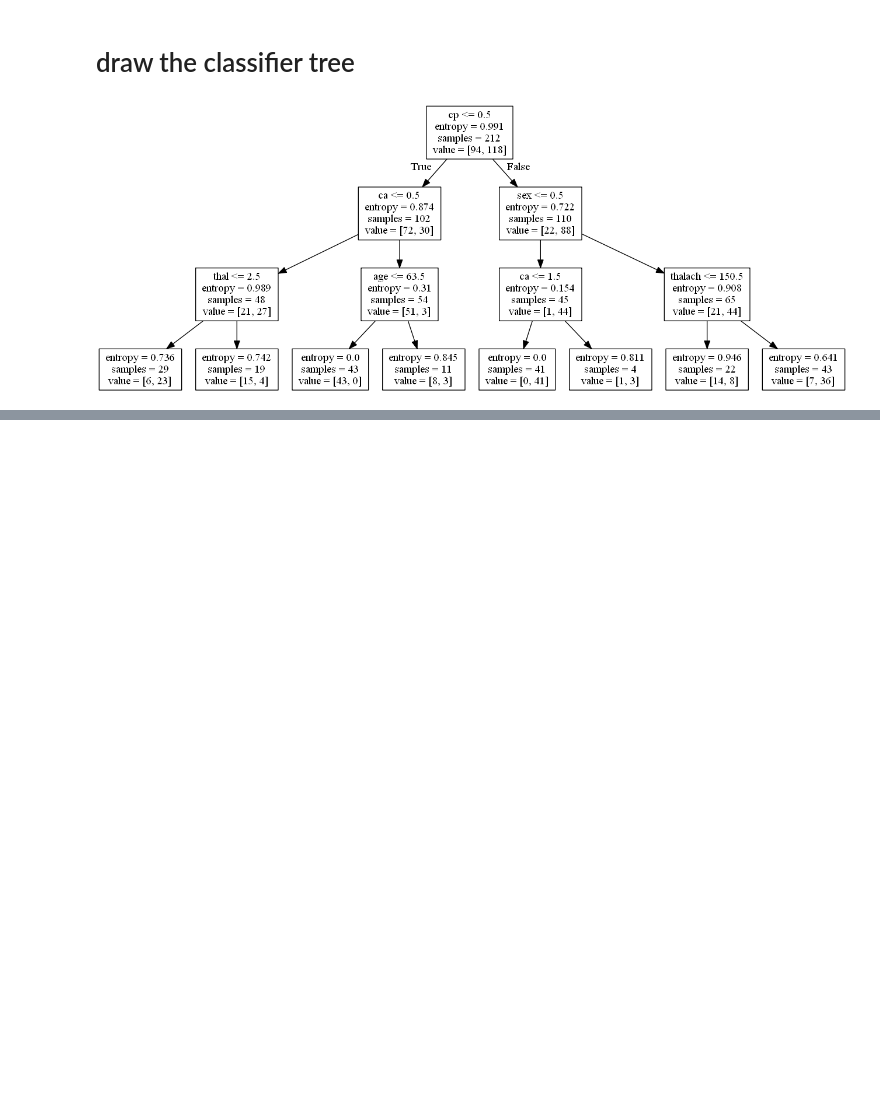
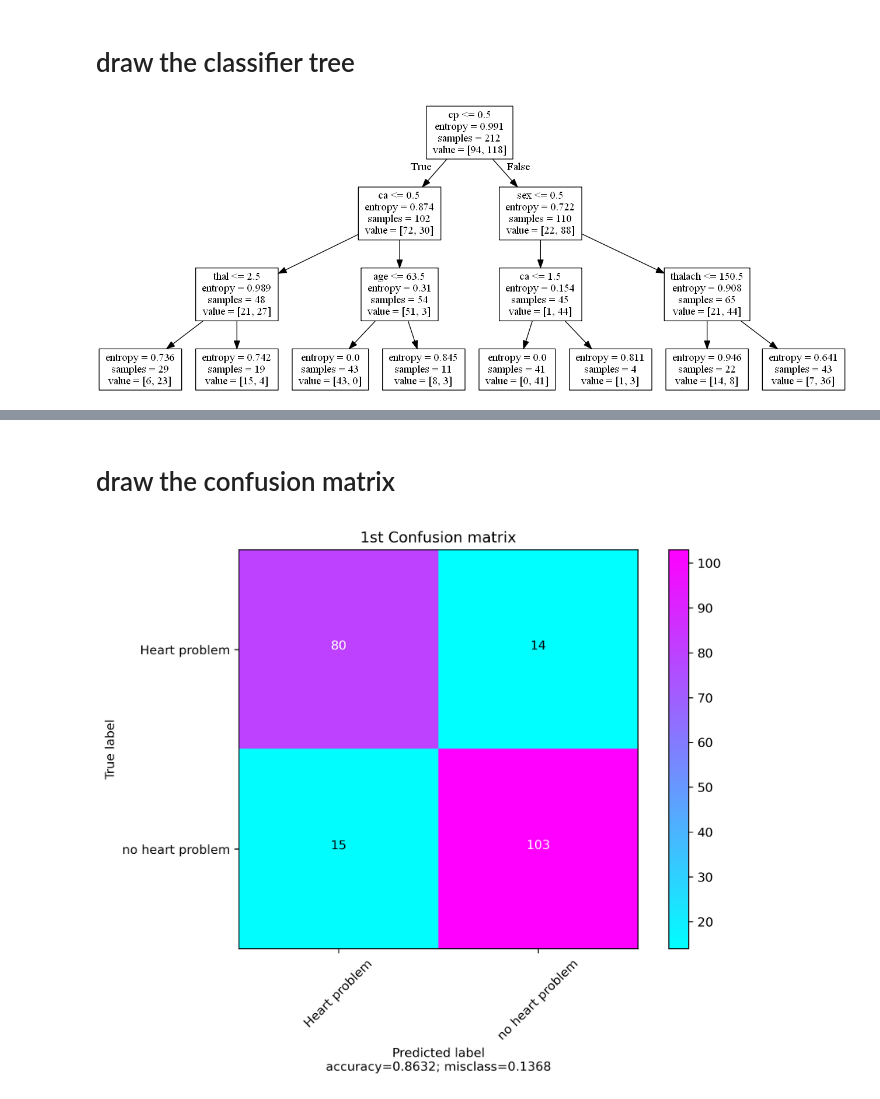
Before and after one commit to moheb432/ML_heart_diseases, a Jupyter notebook: heart_disease_prediction.ipynb, the cells around one changed output, grey strips where cells are left out. Cells and saved outputs as stored; diff of their text form; code cells hidden in the pictures; blank space fills up the shorter version.

```diff
--- a/heart_disease_prediction.ipynb
+++ b/heart_disease_prediction.ipynb
@@ -107,0 +190,10 @@ with heart dis       0.88      0.87      0.88       118
+# %% [markdown]
+# draw the confusion matrix
+# %%
+plot_confusion_matrix(mat,
+                          ["Heart problem","no heart problem"], # use y_train.unique()  to know order of labels
+                          title='1st Confusion matrix',
+                          cmap=None,
+                          normalize=False)
+# %% [output]
+[figure, added]
```
Also changed, not shown: parts of 6 cells of this notebook.
